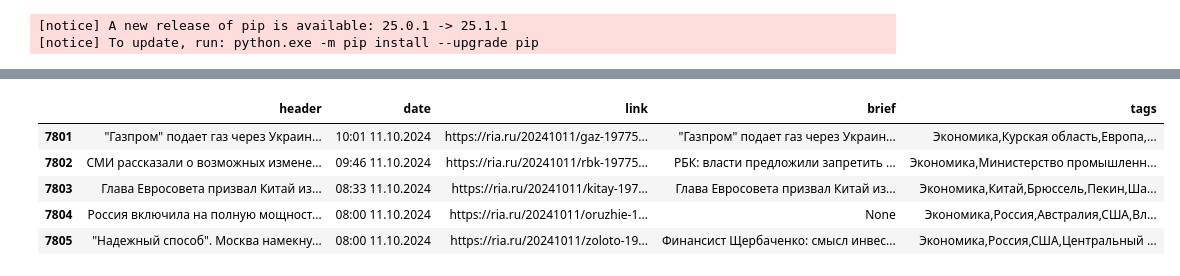
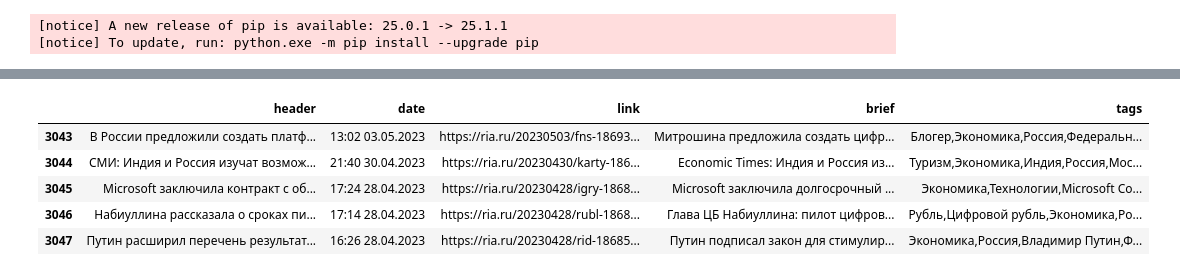
Before and after one commit to maxadmin00/cryptonews_srp, a Jupyter notebook: research-parsers/parser_ria.ipynb, the cells around one changed output, grey strips where cells are left out. Saved outputs shown, nothing was run; the diff lists cells and outputs as text; code cells hidden in the pictures.

Commit message:
parsed ny times and ria

```diff
--- a/research-parsers/parser_ria.ipynb
+++ b/research-parsers/parser_ria.ipynb
@@ -21,0 +23,14 @@ import requests
+# %%
+import random
+
+
+structure = ['header', 'date', 'link', 'brief', 'tags']
+working = True
+def do_backups(b_data, backup_header: str):
+    global working
+    while working:
+        time.sleep(random.uniform(60, 240))
+        df = pd.DataFrame(b_data, columns = structure)
+        df = df.drop_duplicates()
+        df.to_csv(f"../data/{backup_header}.csv", index=False)
+        print('backup time!')
@@ -23,19 +90,24 @@ import requests
 boptions = webdriver.ChromeOptions()
 boptions.add_argument("----headless")
 driver = webdriver.Chrome(options=boptions)
-driver.get('https://ria.ru/economy')
+driver.get('https://ria.ru/economy+technology')
 data = []
 last_i = -1
 
-while True:
+thr = threading.Thread(target=do_backups, args=(data, "ria_backup", ))
+thr.start()
+
+
+while last_i < 9000:
     html = driver.page_source
     soup = BeautifulSoup(html)
 
     containers = soup.find_all("div", attrs={"class": "list-item", "data-type": "article"})
 
-    for i, container in enumerate(containers[last_i:]):
+    for i, container in enumerate(containers[last_i:], last_i+1):
 
         if i < last_i:
+            print('skips!')
             continue
 
         #header = container.find('a', attrs= {'class': re.compile('^list-item__title\D*$')})
@@ -45,15 +117,18 @@ while True:
         href = header['href']
 
         # open the page
-        page = requests.get(href)
+        page = get_page(href) #requests.get(href)
         soup_inner = BeautifulSoup(page.text, 'html.parser')
-        dttime_el = soup_inner.find('div', attrs={'class': 'article__info-date'}).find('a')
-        dttime = dttime_el.text if dttime_el is not None else "None"
+        dttime_el = soup_inner.find('div', attrs={'class': re.compile('^\D*article__info-date\D*$')})
+        dttime = dttime_el.find('a').text if dttime_el is not None else "None"
         #author = "NOT FOUND"
         brief_el = soup_inner.find('h1', attrs={'class': 'article__second-title'})
         brief = "None" if brief_el is None else brief_el.text
-        tags_element = soup_inner.find('div', attrs={'class': 'article__tags'}).find_all('a')
-        tags = ",".join([el.text for el in tags_element])
+        tags_element = soup_inner.find('div', attrs={'class': 'article__tags'})
+        if tags_element is not None:
+            tags_element = tags_element.find_all('a')
+            tags = ",".join([el.text for el in tags_element])
+        else: tags = "None"
 
 
         #//*[@id="content"]/div/div[1]/div/div[3]
@@ -74,4 +149,7 @@ while True:
     action.move_to_element(bottom).perform()
     driver.execute_script("arguments[0].click();", bottom)
     time.sleep(1)
+
+working = False
+thr.join()
 # %% [output]
@@ -96,12 +194,12 @@ KeyboardInterrupt:
 # %%
-df = pd.DataFrame(data, columns = ['header', 'date', 'link', 'brief', 'tags'])
+df = pd.DataFrame(data, columns = structure)
 df = df.drop_duplicates()
 df.tail()
 # %% [output]
 |  | header | date | link | brief | tags |
-| 7801 | "Газпром" подает газ через Украин... | 10:01 11.10.2024 | https://ria.ru/20241011/gaz-19775... | "Газпром" подает газ через Украин... | Экономика,Курская область,Европа,... |
-| 7802 | СМИ рассказали о возможных измене... | 09:46 11.10.2024 | https://ria.ru/20241011/rbk-19775... | РБК: власти предложили запретить ... | Экономика,Министерство промышленн... |
-| 7803 | Глава Евросовета призвал Китай из... | 08:33 11.10.2024 | https://ria.ru/20241011/kitay-197... | Глава Евросовета призвал Китай из... | Экономика,Китай,Брюссель,Пекин,Ша... |
-| 7804 | Россия включила на полную мощност... | 08:00 11.10.2024 | https://ria.ru/20241011/oruzhie-1... | None | Экономика,Россия,Австралия,США,Вл... |
-| 7805 | "Надежный способ". Москва намекну... | 08:00 11.10.2024 | https://ria.ru/20241011/zoloto-19... | Финансист Щербаченко: смысл инвес... | Экономика,Россия,США,Центральный ... |
+| 3043 | В России предложили создать платф... | 13:02 03.05.2023 | https://ria.ru/20230503/fns-18693... | Митрошина предложила создать цифр... | Блогер,Экономика,Россия,Федеральн... |
+| 3044 | СМИ: Индия и Россия изучат возмож... | 21:40 30.04.2023 | https://ria.ru/20230430/karty-186... | Economic Times: Индия и Россия из... | Туризм,Экономика,Индия,Россия,Мос... |
+| 3045 | Microsoft заключила контракт с об... | 17:24 28.04.2023 | https://ria.ru/20230428/igry-1868... | Microsoft заключила долгосрочный ... | Экономика,Технологии,Microsoft Co... |
+| 3046 | Набиуллина рассказала о сроках пи... | 17:14 28.04.2023 | https://ria.ru/20230428/rubl-1868... | Глава ЦБ Набиуллина: пилот цифров... | Рубль,Цифровой рубль,Экономика,Ро... |
+| 3047 | Путин расширил перечень результат... | 16:26 28.04.2023 | https://ria.ru/20230428/rid-18685... | Путин подписал закон для стимулир... | Экономика,Россия,Владимир Путин,Ф... |
 # %%
```
Also changed, not shown: parts of 4 cells of this notebook, 4 other files.
